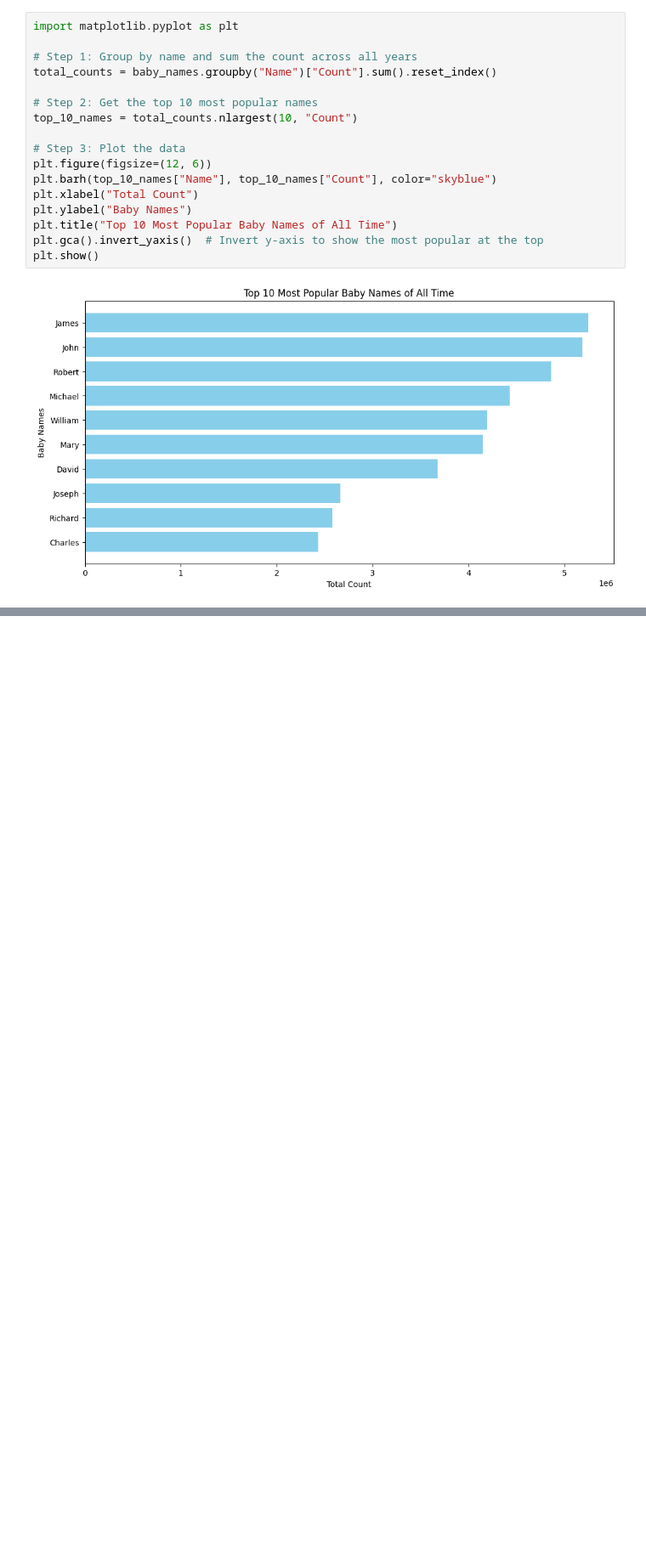
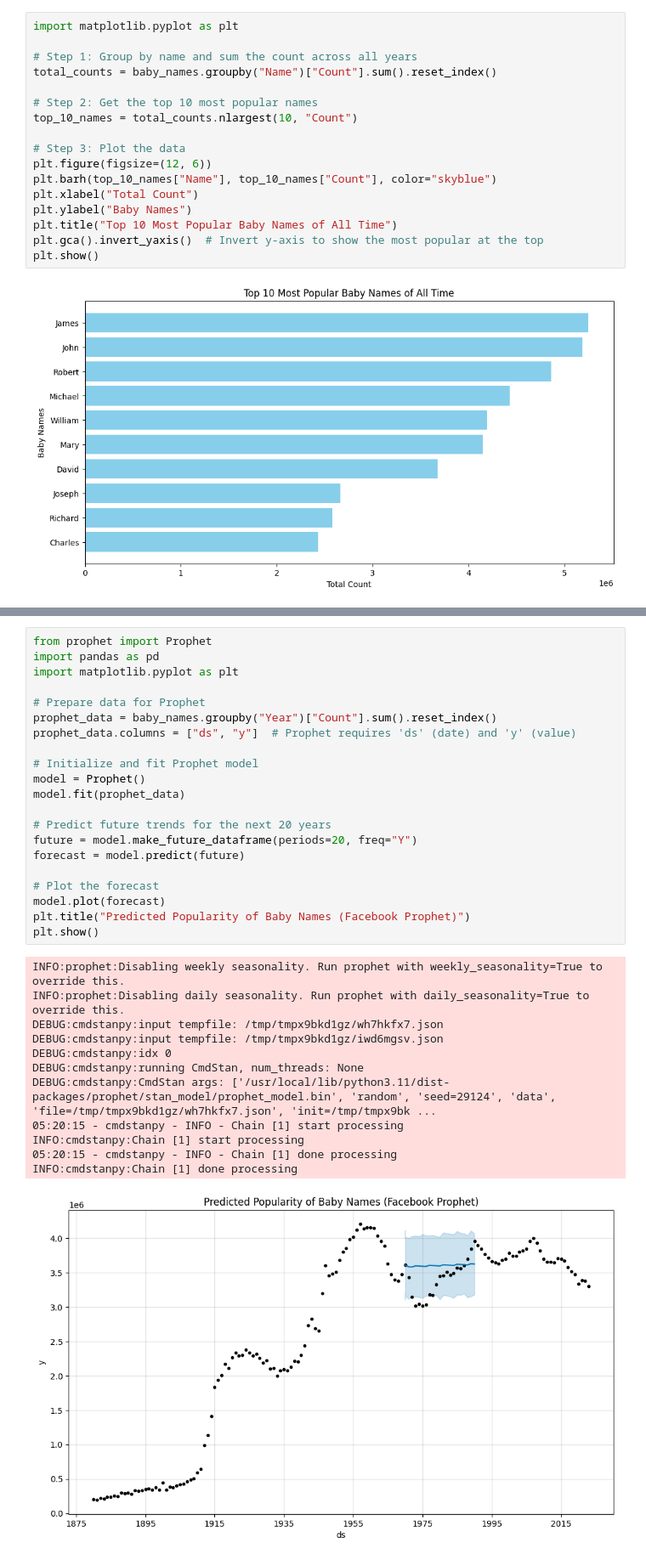
Before and after one commit to A24bhi/Analyzing-Naming-Trends-Using-Python., a Jupyter notebook: Analyzing_Naming_Trends_Using_Python.ipynb, the cells around one changed output, grey strips where cells are left out. Shown at 85% size. Saved outputs shown, nothing was run; the diff lists cells and outputs as text; blank space fills up the shorter version.

```diff
--- a/Analyzing_Naming_Trends_Using_Python.ipynb
+++ b/Analyzing_Naming_Trends_Using_Python.ipynb
@@ -144,0 +166,34 @@ plt.show()
+# %%
+from prophet import Prophet
+import pandas as pd
+import matplotlib.pyplot as plt
+
+# Prepare data for Prophet
+prophet_data = baby_names.groupby("Year")["Count"].sum().reset_index()
+prophet_data.columns = ["ds", "y"]  # Prophet requires 'ds' (date) and 'y' (value)
+
+# Initialize and fit Prophet model
+model = Prophet()
+model.fit(prophet_data)
+
+# Predict future trends for the next 20 years
+future = model.make_future_dataframe(periods=20, freq="Y")
+forecast = model.predict(future)
+
+# Plot the forecast
+model.plot(forecast)
+plt.title("Predicted Popularity of Baby Names (Facebook Prophet)")
+plt.show()
+# %% [output]
+INFO:prophet:Disabling weekly seasonality. Run prophet with weekly_seasonality=True to override this.
+INFO:prophet:Disabling daily seasonality. Run prophet with daily_seasonality=True to override this.
+DEBUG:cmdstanpy:input tempfile: /tmp/tmpx9bkd1gz/wh7hkfx7.json
+DEBUG:cmdstanpy:input tempfile: /tmp/tmpx9bkd1gz/iwd6mgsv.json
+DEBUG:cmdstanpy:idx 0
+DEBUG:cmdstanpy:running CmdStan, num_threads: None
+DEBUG:cmdstanpy:CmdStan args: ['/usr/local/lib/python3.11/dist-packages/prophet/stan_model/prophet_model.bin', 'random', 'seed=29124', 'data', 'file=/tmp/tmpx9bkd1gz/wh7hkfx7.json', 'init=/tmp/tmpx9bk ...
+05:20:15 - cmdstanpy - INFO - Chain [1] start processing
+INFO:cmdstanpy:Chain [1] start processing
+05:20:15 - cmdstanpy - INFO - Chain [1] done processing
+INFO:cmdstanpy:Chain [1] done processing
+[figure, added]
```
Also changed, not shown: parts of 6 cells of this notebook.
